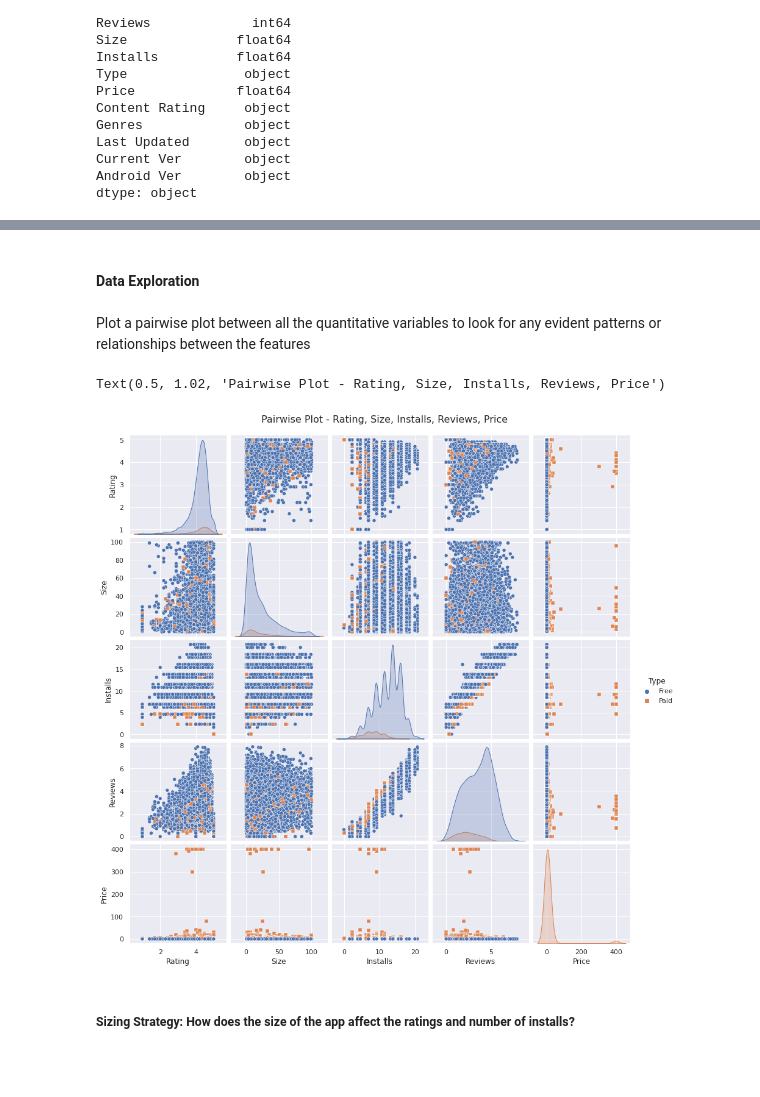
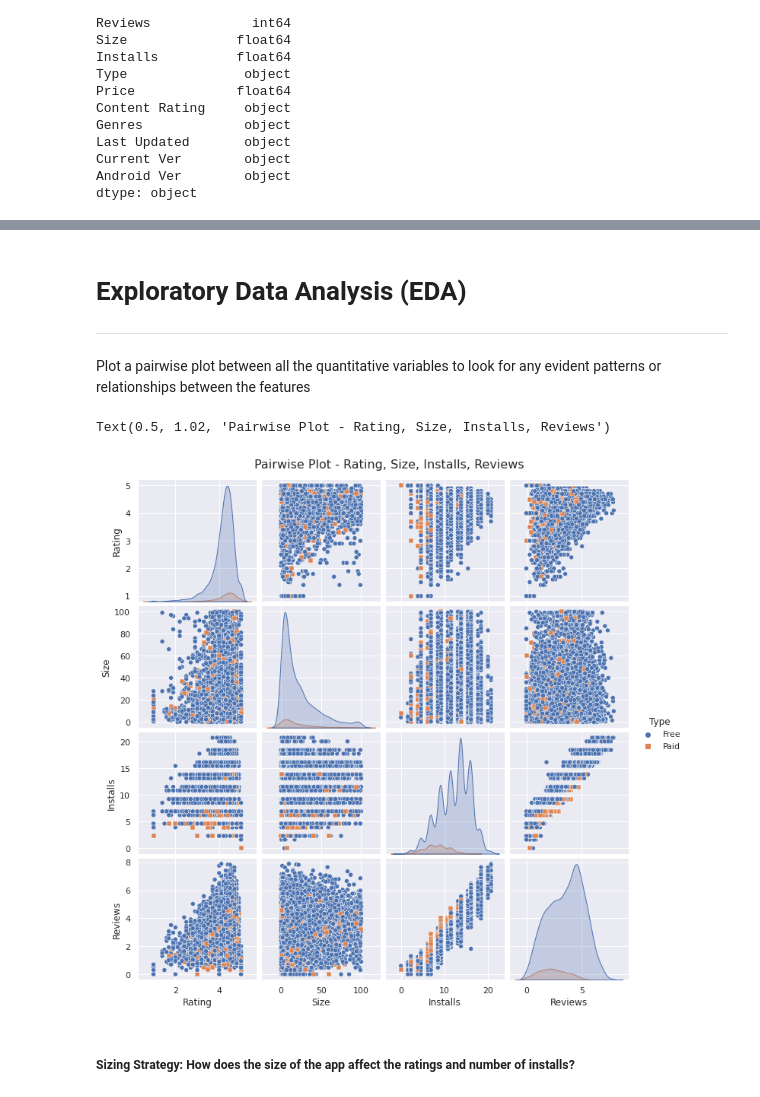
Before and after one commit to Anupam-Durutkar/Exploratory-Analysis-On-Play-Store-Apps, a Jupyter notebook: Exploratory_Analysis_On_Play_Store_Apps.ipynb, the cells around one changed output, grey strips where cells are left out. Drawn from its saved outputs; the diff is of its cells as text; code cells hidden in the pictures; blank space fills up the shorter version.

Commit message:
Add more Analysis

```diff
--- a/Exploratory_Analysis_On_Play_Store_Apps.ipynb
+++ b/Exploratory_Analysis_On_Play_Store_Apps.ipynb
@@ -344,21 +394,23 @@ dtype: object
 # %% [markdown]
-#### Data Exploration
+# Exploratory Data Analysis (EDA)
+
+----
 # %% [markdown]
 Plot a pairwise plot between all the quantitative variables to look for any evident patterns or relationships between the features
 # %%
 r = play_store_df['Rating'].dropna()
 s = play_store_df['Size'].dropna()
 i = play_store_df['Installs'].dropna()
 rev = play_store_df['Reviews'].dropna()
 t = play_store_df['Type'].dropna()
-price = play_store_df['Price']
+#price = play_store_df['Price']
 
-p = sns.pairplot(pd.DataFrame(list(zip(r, s, np.log(i), np.log10(rev), price, t)),
-                        columns=['Rating','Size', 'Installs', 'Reviews', 'Price','Type']), hue='Type', markers=["o", "s"])
-p.fig.suptitle("Pairwise Plot - Rating, Size, Installs, Reviews, Price", y=1.02, fontsize=16)
+p = sns.pairplot(pd.DataFrame(list(zip(r, s, np.log(i), np.log10(rev), t)),
+                        columns=['Rating','Size', 'Installs', 'Reviews','Type']), hue='Type', markers=["o", "s"])
+p.fig.suptitle("Pairwise Plot - Rating, Size, Installs, Reviews", y=1.02, fontsize=16)
 # %% [output]
-Text(0.5, 1.02, 'Pairwise Plot - Rating, Size, Installs, Reviews, Price')
+Text(0.5, 1.02, 'Pairwise Plot - Rating, Size, Installs, Reviews')
-[figure, old version]
+[figure, new version]
 # %% [markdown]
 ##### Sizing Strategy: How does the size of the app affect the ratings and number of installs?
 # %%
```
Also changed, not shown: parts of 26 cells of this notebook.
